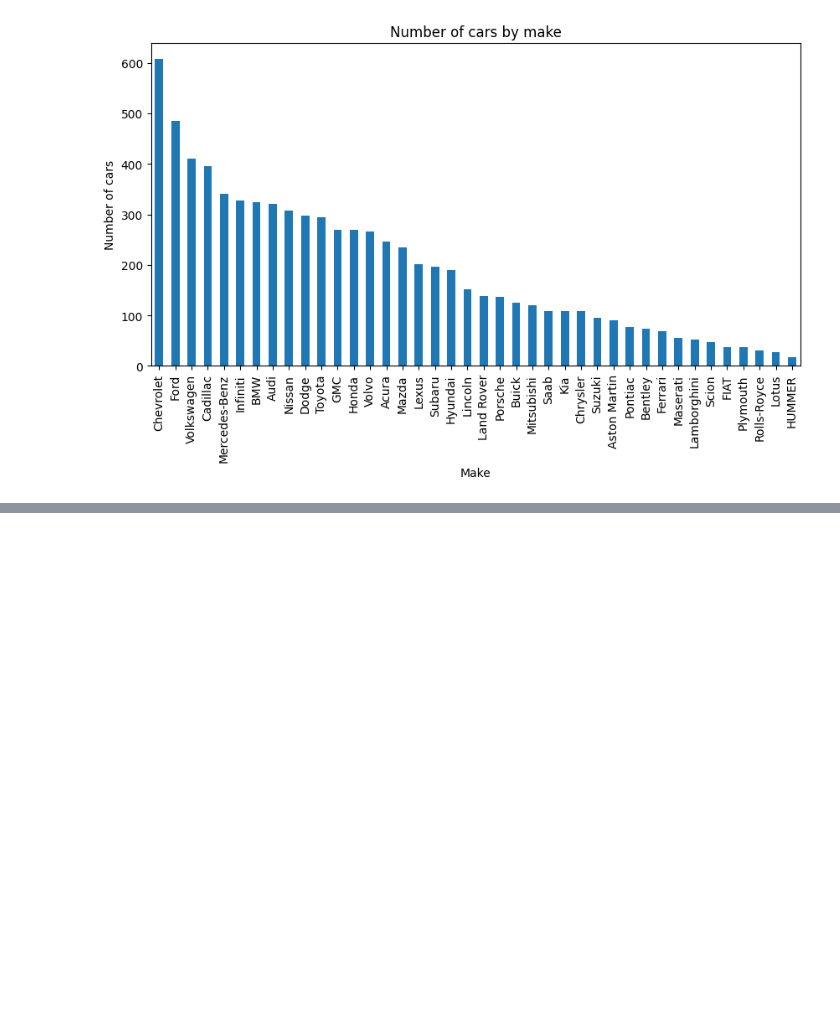
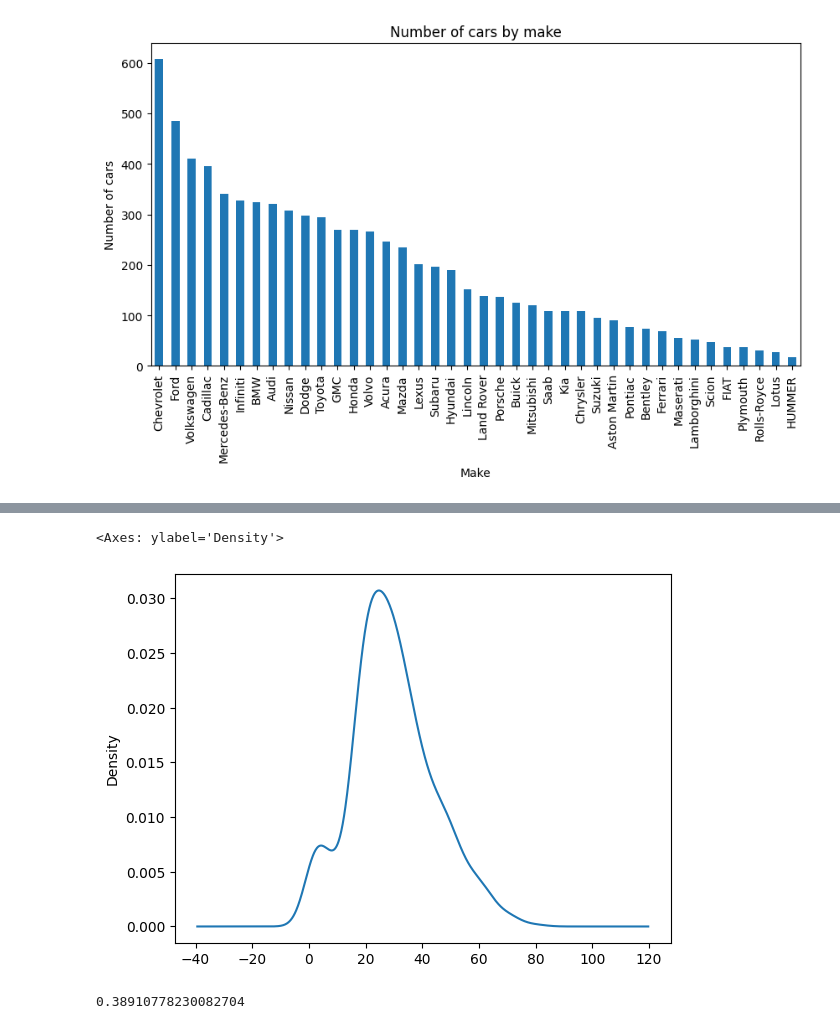
Before and after one commit to beniamine3155/Exploratory_Data_Analysis, a Jupyter notebook: eda.ipynb, the cells around one changed output, grey strips where cells are left out. Saved outputs shown, nothing was run; the diff lists cells and outputs as text; code cells hidden in the pictures; blank space fills up the shorter version.

```diff
--- a/eda.ipynb
+++ b/eda.ipynb
@@ -240,0 +298,9 @@ Text(0.5, 0, 'Make')
+# %%
+df2['Age'].plot(kind='kde')
+# %% [output]
+<Axes: ylabel='Density'>
+[figure, added]
+# %%
+df2['Age'].skew()
+# %% [output]
+0.38910778230082704
```
Also changed, not shown: parts of 36 cells of this notebook, 2 other files.
